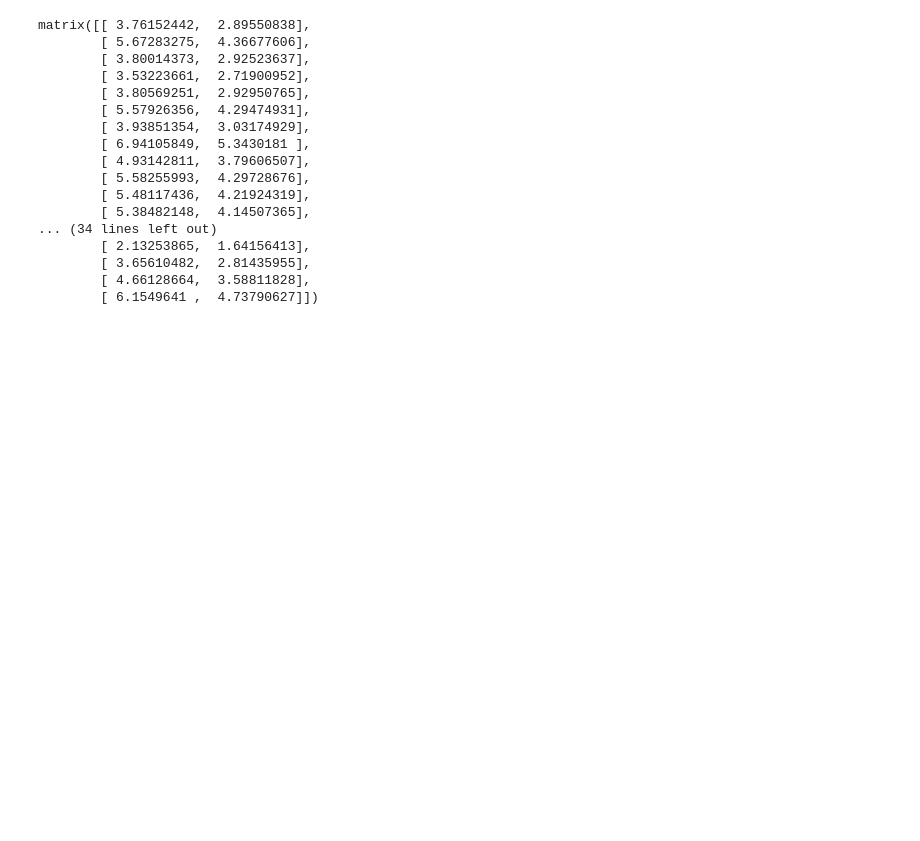
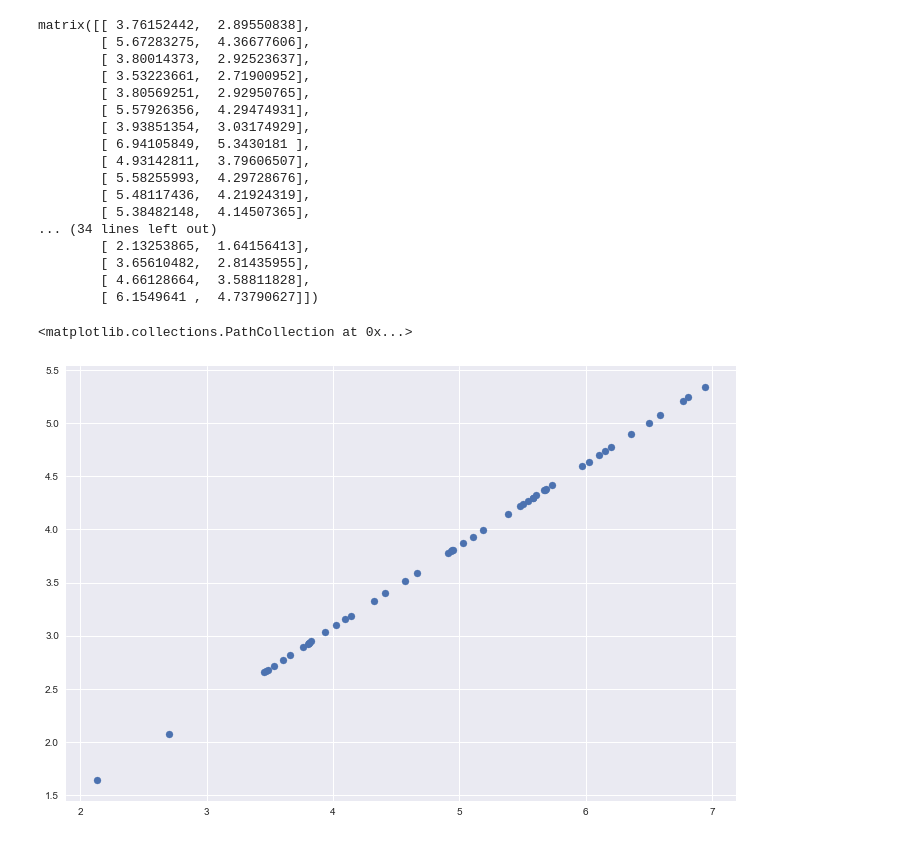
Before and after one commit to db7894/coursera-ml, a Jupyter notebook: ex7.ipynb, the cells around one changed output. Saved outputs shown, nothing was run; the diff lists cells and outputs as text; code cells hidden in the pictures; blank space fills up the shorter version.

Commit message:
plot recovery

```diff
--- a/ex7.ipynb
+++ b/ex7.ipynb
@@ -261,3 +261,9 @@ matrix([[ 3.76152442,  2.89550838],
         [ 3.65610482,  2.81435955],
         [ 4.66128664,  3.58811828],
         [ 6.1549641 ,  4.73790627]])
+# %%
+fig, ax = plt.subplots(figsize=(12,8))
+ax.scatter([X_recovered[:, 0]], [X_recovered[:, 1]])
+# %% [output]
+<matplotlib.collections.PathCollection at 0x...>
+[figure, added]
```
